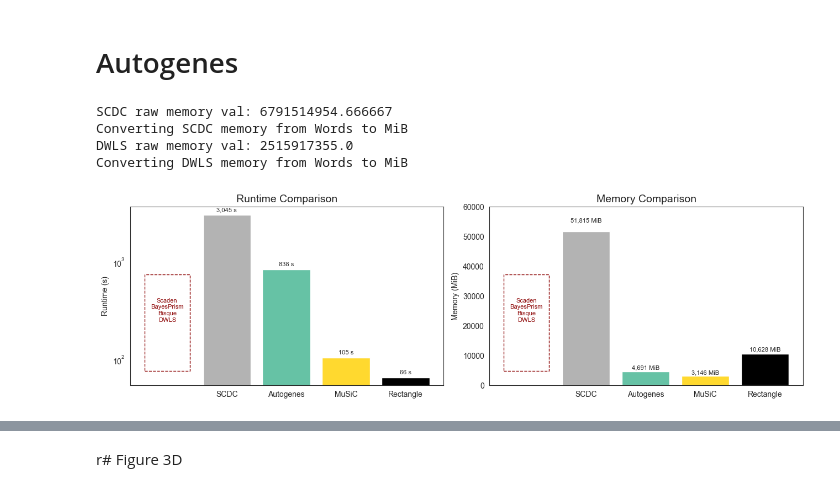
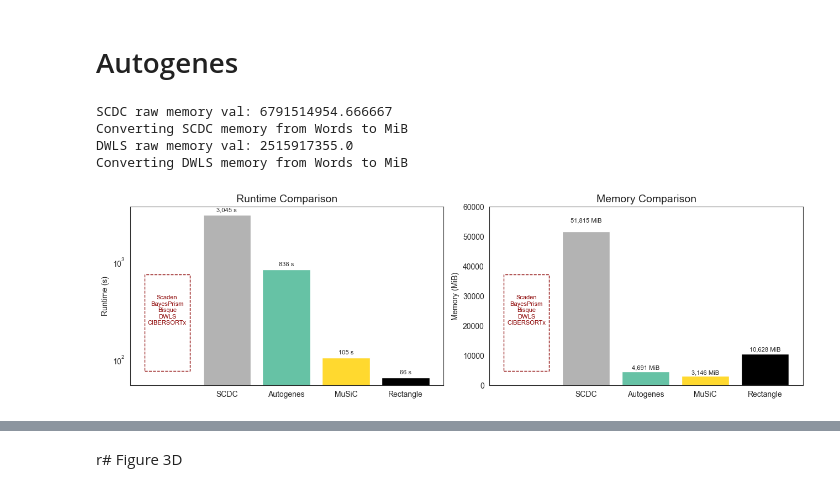
Before and after one commit to ComputationalBiomedicineGroup/rectangle_paper, a Jupyter notebook: notebooks/figure_3.ipynb, the cells around one changed output, grey strips where cells are left out. Cells and saved outputs as stored; diff of their text form; code cells hidden in the pictures.

```diff
--- a/notebooks/figure_3.ipynb
+++ b/notebooks/figure_3.ipynb
@@ -632,7 +637,7 @@ df_res = pd.DataFrame({
     'Memory_SD': [rect_mem_sd, scdc_mem_sd, autogenes_mem_sd, music_mem_sd, scaden_mem_sd, bayesprism_mem_sd, bisque_mem_sd, dwls_mem_sd],
 })
 
-failed_methods_order = ['Scaden', 'BayesPrism', 'Bisque', 'DWLS']
+failed_methods_order = ['Scaden', 'BayesPrism', 'Bisque', 'DWLS', 'CIBERSORTx']
 failed_methods = set(failed_methods_order)
 
 def build_plot_order(df, value_col, failed_order, rectangle_name='Rectangle'):
@@ -690,34 +695,34 @@ axes[1].set_ylabel('Memory (MiB)')
 axes[1].set_title('Memory Comparison', fontsize=14)
 axes[1].set_xticks(x_mem)
 axes[1].set_xticklabels(['' if m == '__failed__' else m for m in mem_methods])
 axes[1].axvspan(x_mem[0] - 0.38, x_mem[0] + 0.38, ymin=0.08, ymax=0.62, facecolor='none', edgecolor='#8B0000', linestyle='--', linewidth=1.0)
 fmt_memory = lambda x: f"{x:,.0f} MiB"
 for bar, val in zip(bars_mem, mem_ok_vals):
     axes[1].text(bar.get_x() + bar.get_width() / 2, val * 1.05, fmt_memory(val), ha='center', va='bottom', fontsize=8)
 axes[1].set_ylim(0, 60000)
 axes[1].text(
     x_mem[0],
     0.42,
     '\n'.join(failed_methods_order),
     transform=axes[1].get_xaxis_transform(),
     ha='center',
     va='center',
     fontsize=8,
     color='#8B0000',
 )
 
 for ax in axes:
     ax.tick_params(axis='x', rotation=0)
 
 plt.tight_layout()
 plt.savefig('../figures/fig3c_scdc_rectangle_comparison_fail.pdf', dpi=300)
 plt.show()
 # %% [output]
 SCDC raw memory val: 6791514954.666667
 Converting SCDC memory from Words to MiB
 DWLS raw memory val: 2515917355.0
 Converting DWLS memory from Words to MiB
-[figure, old version]
+[figure, new version]
 # %%
 # Failing methods vs Rectangle at matching dataset sizes (one plot per method, no uncertainty bars)
 rect_mem = pd.read_csv('../data/fig3/rectangle_memory_summary_qs.csv')
```
Also changed, not shown: parts of 3 cells of this notebook, 8 other files.
